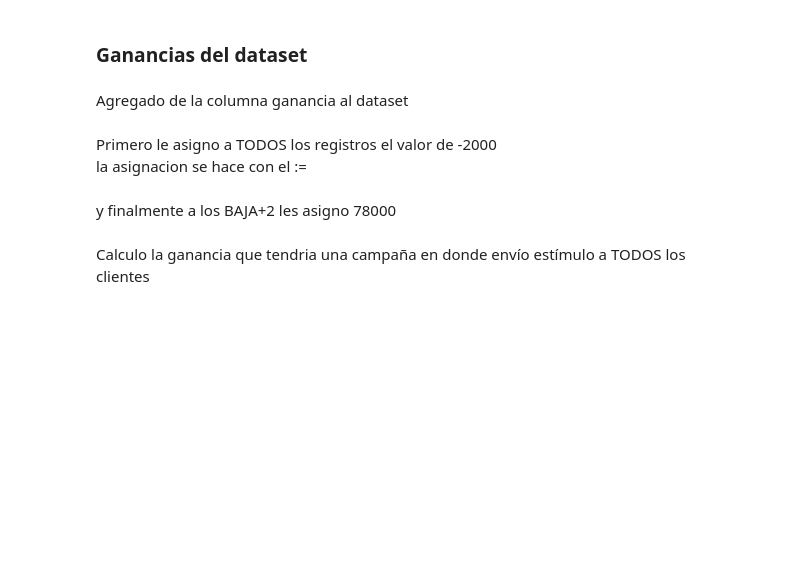
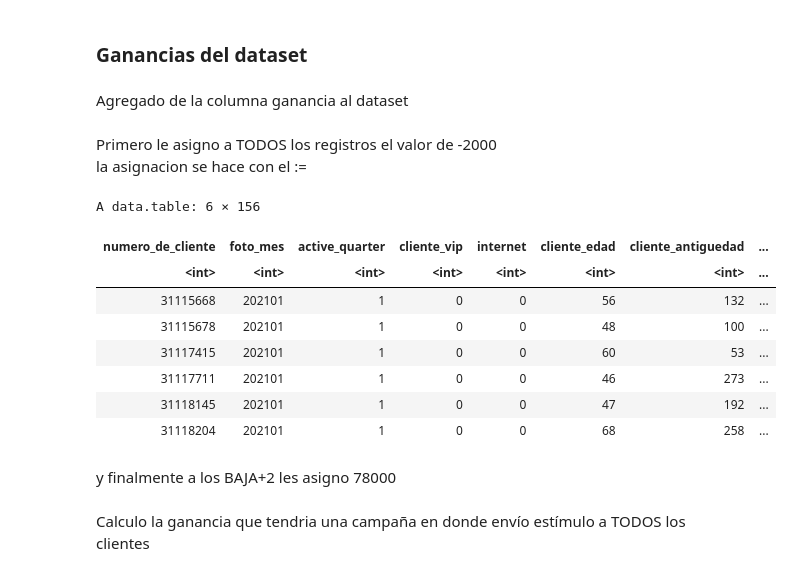
Before and after one commit to lhtrevisani/labo, a Jupyter notebook: src/zero2hero/zero2hero_0102.ipynb, the cells around one changed output. Saved outputs shown, nothing was run; the diff lists cells and outputs as text; code cells hidden in the pictures; blank space fills up the shorter version.

```diff
--- a/src/zero2hero/zero2hero_0102.ipynb
+++ b/src/zero2hero/zero2hero_0102.ipynb
@@ -125,6 +125,18 @@ Primero le asigno a TODOS los registros el valor de  -2000
 la asignacion se hace con el  :=
 # %%
 dataset[ foto_mes==202101, ganancia := -2000]
+# %%
+head(dataset)
+# %% [output]
+A data.table: 6 × 156
+| numero_de_cliente | foto_mes | active_quarter | cliente_vip | internet | cliente_edad | cliente_antiguedad | ... |
+| <int> | <int> | <int> | <int> | <int> | <int> | <int> | ... |
+| 31115668 | 202101 | 1 | 0 | 0 | 56 | 132 | ... |
+| 31115678 | 202101 | 1 | 0 | 0 | 48 | 100 | ... |
+| 31117415 | 202101 | 1 | 0 | 0 | 60 | 53 | ... |
+| 31117711 | 202101 | 1 | 0 | 0 | 46 | 273 | ... |
+| 31118145 | 202101 | 1 | 0 | 0 | 47 | 192 | ... |
+| 31118204 | 202101 | 1 | 0 | 0 | 68 | 258 | ... |
 # %% [markdown]
 y finalmente a los  BAJA+2 les asigno 78000
 # %%
```
Also changed, not shown: 9 other files.
